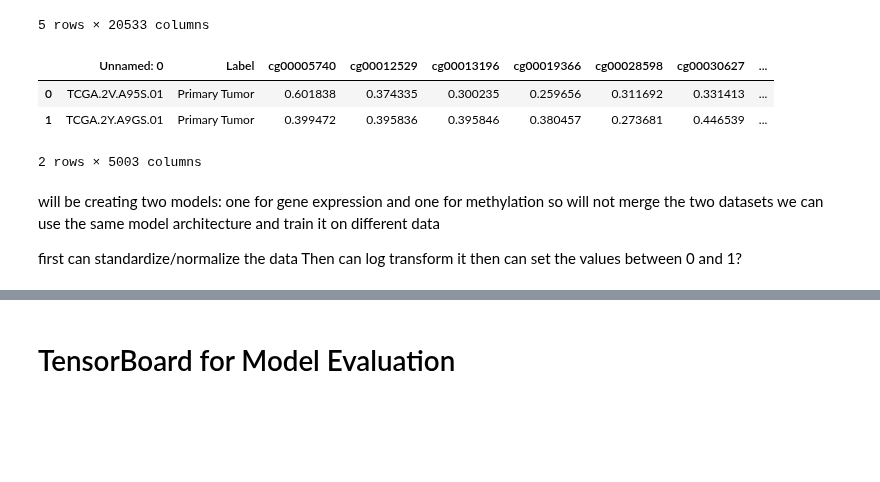
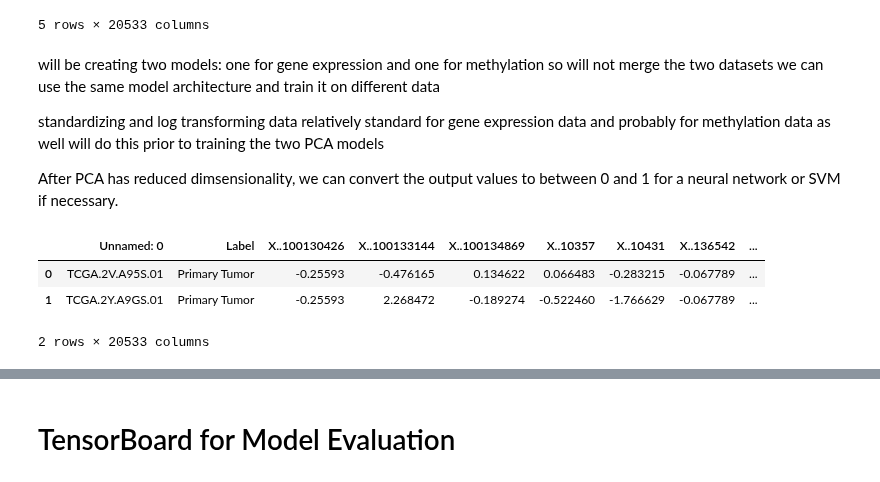
Before and after one commit to blid11/Group9, a Jupyter notebook: Copy_of_G9_PartC.ipynb, the cells around one changed output, grey strips where cells are left out. Saved outputs shown, nothing was run; the diff lists cells and outputs as text; code cells hidden in the pictures; blank space fills up the shorter version.

Commit message:
Successfully log transformed and normalized the data

```diff
--- a/Copy_of_G9_PartC.ipynb
+++ b/Copy_of_G9_PartC.ipynb
@@ -76,25 +76,55 @@ liver_gene_expr.head(n= 5)
 bool_tum_expr = [1 if value == 'Primary Tumor' else 0 for value in liver_gene_expr['Label'].values]
 bool_tum_meth = [1 if value == 'Primary Tumor' else 0 for value in liver_meth_dna['Label'].values]
 
-# add the numeric label values to the dataframes
-liver_gene_expr['BinaryLabel'] = bool_tum_expr
-liver_meth_dna['BinaryLabel'] = bool_tum_meth
+# DO NOT add the numeric label values to the dataframes yet
+# liver_gene_expr['BinaryLabel'] = bool_tum_expr
+# liver_meth_dna['BinaryLabel'] = bool_tum_meth
+# confirm that the changes were added
+# liver_gene_expr.head(n= 2)
+# liver_meth_dna.head(n = 2)
 
 # I'm not sure if we need to convert the gene expression/methylation to numeric
-# %%
-#confirm that the changes were added
-liver_gene_expr.head(n= 2)
-liver_meth_dna.head(n = 2)
-# %% [output]
-|  | Unnamed: 0 | Label | cg00005740 | cg00012529 | cg00013196 | cg00019366 | cg00028598 | cg00030627 | ... |
-| 0 | TCGA.2V.A95S.01 | Primary Tumor | 0.601838 | 0.374335 | 0.300235 | 0.259656 | 0.311692 | 0.331413 | ... |
-| 1 | TCGA.2Y.A9GS.01 | Primary Tumor | 0.399472 | 0.395836 | 0.395846 | 0.380457 | 0.273681 | 0.446539 | ... |
-2 rows × 5003 columns
 # %% [markdown]
 will be creating two models: one for gene expression and one for methylation
 so will not merge the two datasets
 we can use the same model architecture and train it on different data
 
-first can standardize/normalize the data
-Then can log transform it
-then can set the values between 0 and 1?
+standardizing and log transforming data relatively standard for gene expression data
+and probably for methylation data as well
+will do this prior to training the two PCA models
+
+After PCA has reduced dimsensionality, we can convert the output values to between 0 and 1 for a neural network or SVM if necessary.
+# %%
+# standardizing and log transform data prior to PCA
+# for each numeric value column in the dataframem, normalize
+# and log tranform the values
+
+col_names_exp = liver_gene_expr.columns
+col_names_meth = liver_meth_dna.columns
+
+for col_name in col_names_exp[2:]:
+  col_data = pd.to_numeric(np.log2(liver_gene_expr[col_name].values + 1))
+  col_mean = np.mean(col_data)
+  col_std = np.std(col_data)
+  new_data = (col_data - col_mean)/(col_std)
+  liver_gene_expr[col_name] = new_data
+
+for col_name in col_names_meth[2:]:
+  col_data = pd.to_numeric(np.log2(liver_meth_dna[col_name].values + 1))
+  col_mean = np.mean(col_data)
+  col_std = np.std(col_data)
+  new_data = (col_data - col_mean)/(col_std)
+  liver_meth_dna[col_name] = new_data
+
+liver_gene_expr.head(n= 2)
+
+#smoke_data = np.log2(df['pack_years_smoked'].values + 1)
+#s_mean = np.mean(smoke_data)
+#s_std = np.std(smoke_data)
+#smoke = (smoke_data - s_mean) / (s_std)
+#df['smoke'] = smoke
+# %% [output]
+|  | Unnamed: 0 | Label | X..100130426 | X..100133144 | X..100134869 | X..10357 | X..10431 | X..136542 | ... |
+| 0 | TCGA.2V.A95S.01 | Primary Tumor | -0.25593 | -0.476165 | 0.134622 | 0.066483 | -0.283215 | -0.067789 | ... |
+| 1 | TCGA.2Y.A9GS.01 | Primary Tumor | -0.25593 | 2.268472 | -0.189274 | -0.522460 | -1.766629 | -0.067789 | ... |
+2 rows × 20533 columns
```
Also changed, not shown: parts of 3 cells of this notebook.
